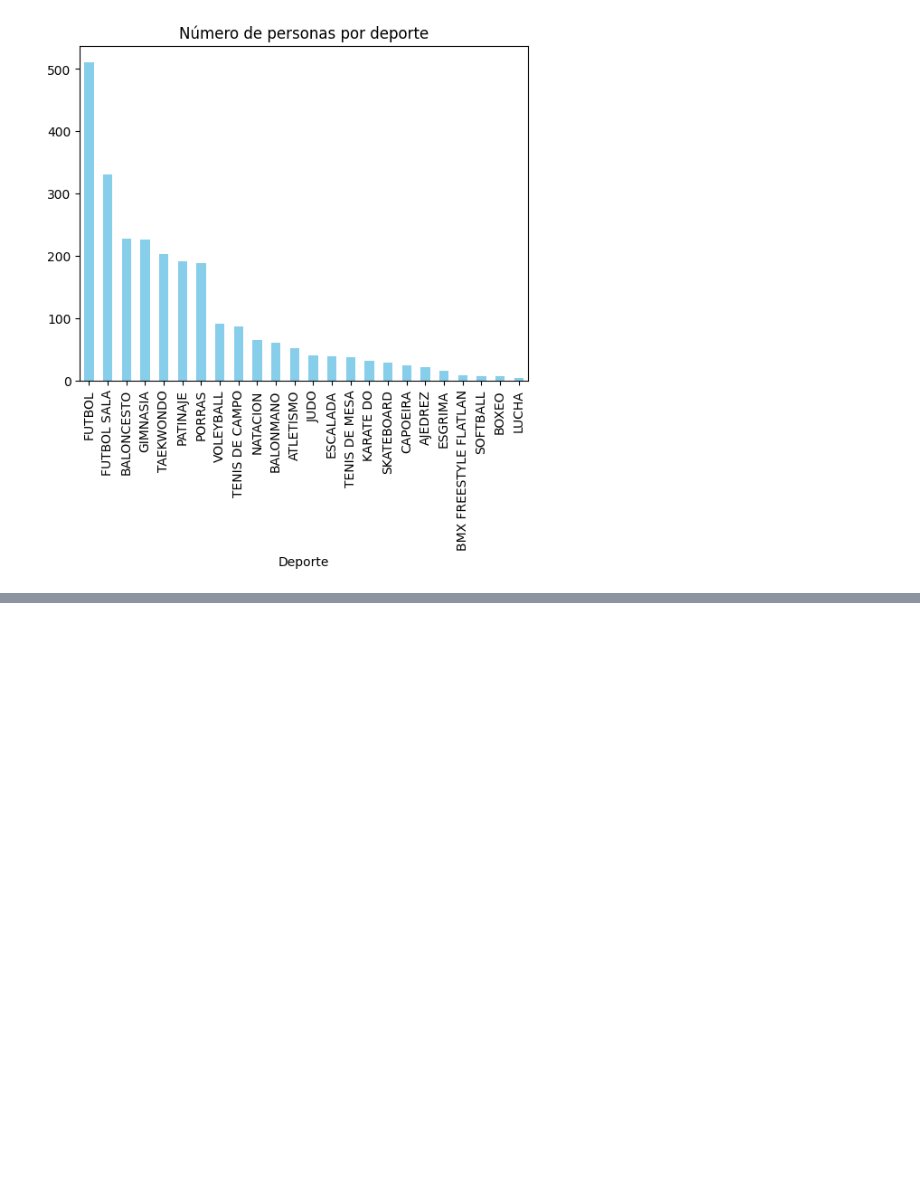
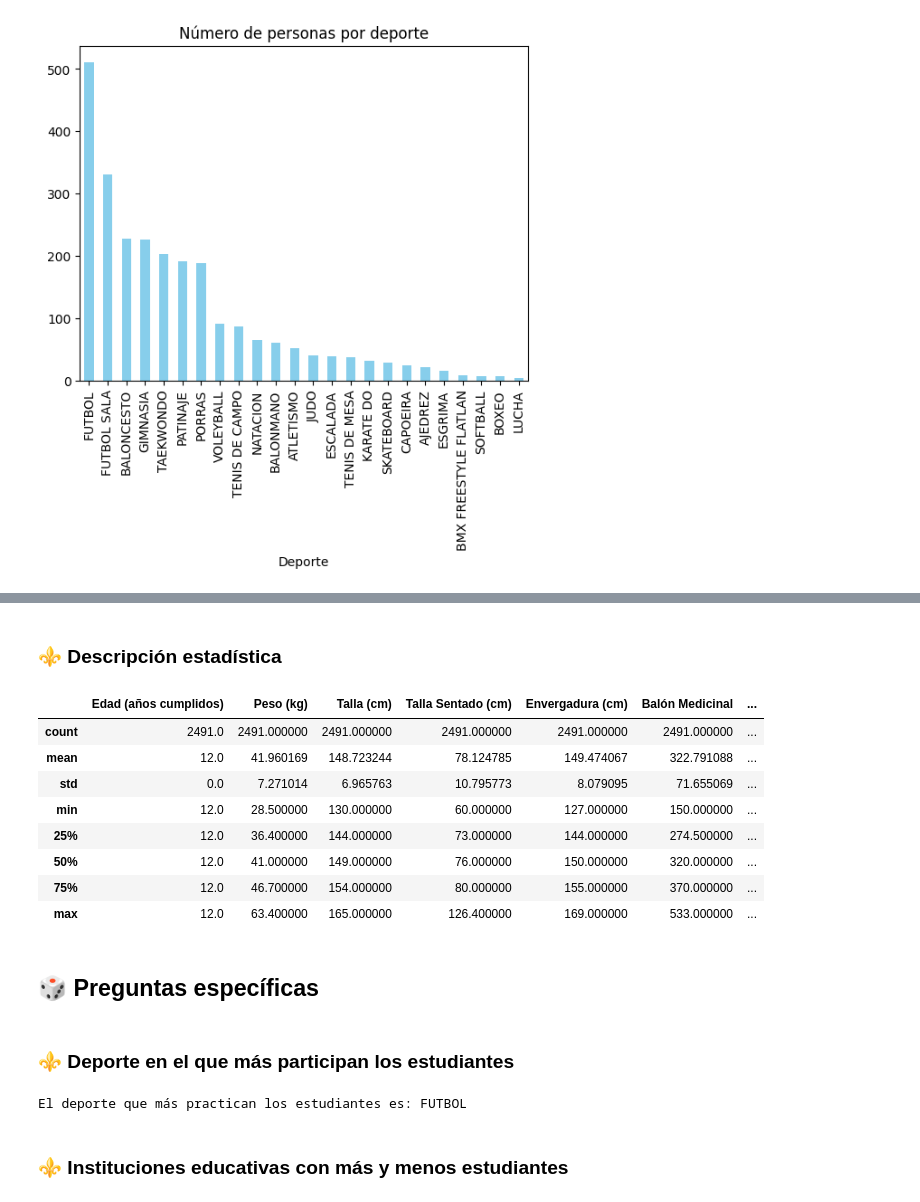
Before and after one commit to SebasMartinez21/Proyecto_IA, a Jupyter notebook: Analisis_exploratorio/analisis_exp.ipynb, the cells around one changed output, grey strips where cells are left out. Saved outputs shown, nothing was run; the diff lists cells and outputs as text; code cells hidden in the pictures; blank space fills up the shorter version.

```diff
--- a/Analisis_exploratorio/analisis_exp.ipynb
+++ b/Analisis_exploratorio/analisis_exp.ipynb
@@ -170,0 +202,24 @@ Peso (kg)                               float64
+# %% [markdown]
+### ⚜️ Descripción estadística
+# %%
+display(df.describe())
+# %% [output]
+|  | Edad (años cumplidos) | Peso (kg) | Talla (cm) | Talla Sentado (cm) | Envergadura (cm) | Balón Medicinal | ... |
+| count | 2491.0 | 2491.000000 | 2491.000000 | 2491.000000 | 2491.000000 | 2491.000000 | ... |
+| mean | 12.0 | 41.960169 | 148.723244 | 78.124785 | 149.474067 | 322.791088 | ... |
+| std | 0.0 | 7.271014 | 6.965763 | 10.795773 | 8.079095 | 71.655069 | ... |
+| min | 12.0 | 28.500000 | 130.000000 | 60.000000 | 127.000000 | 150.000000 | ... |
+| 25% | 12.0 | 36.400000 | 144.000000 | 73.000000 | 144.000000 | 274.500000 | ... |
+| 50% | 12.0 | 41.000000 | 149.000000 | 76.000000 | 150.000000 | 320.000000 | ... |
+| 75% | 12.0 | 46.700000 | 154.000000 | 80.000000 | 155.000000 | 370.000000 | ... |
+| max | 12.0 | 63.400000 | 165.000000 | 126.400000 | 169.000000 | 533.000000 | ... |
+# %% [markdown]
+## 🎲 Preguntas específicas
+# %% [markdown]
+### ⚜️ Deporte en el que más participan los estudiantes
+# %%
+print("El deporte que más practican los estudiantes es:", df["Deporte"].mode()[0])
+# %% [output]
+El deporte que más practican los estudiantes es: FUTBOL
+# %% [markdown]
+### ⚜️ Instituciones educativas con más y menos estudiantes
```
Also changed, not shown: parts of 18 cells of this notebook, 2 other files.
